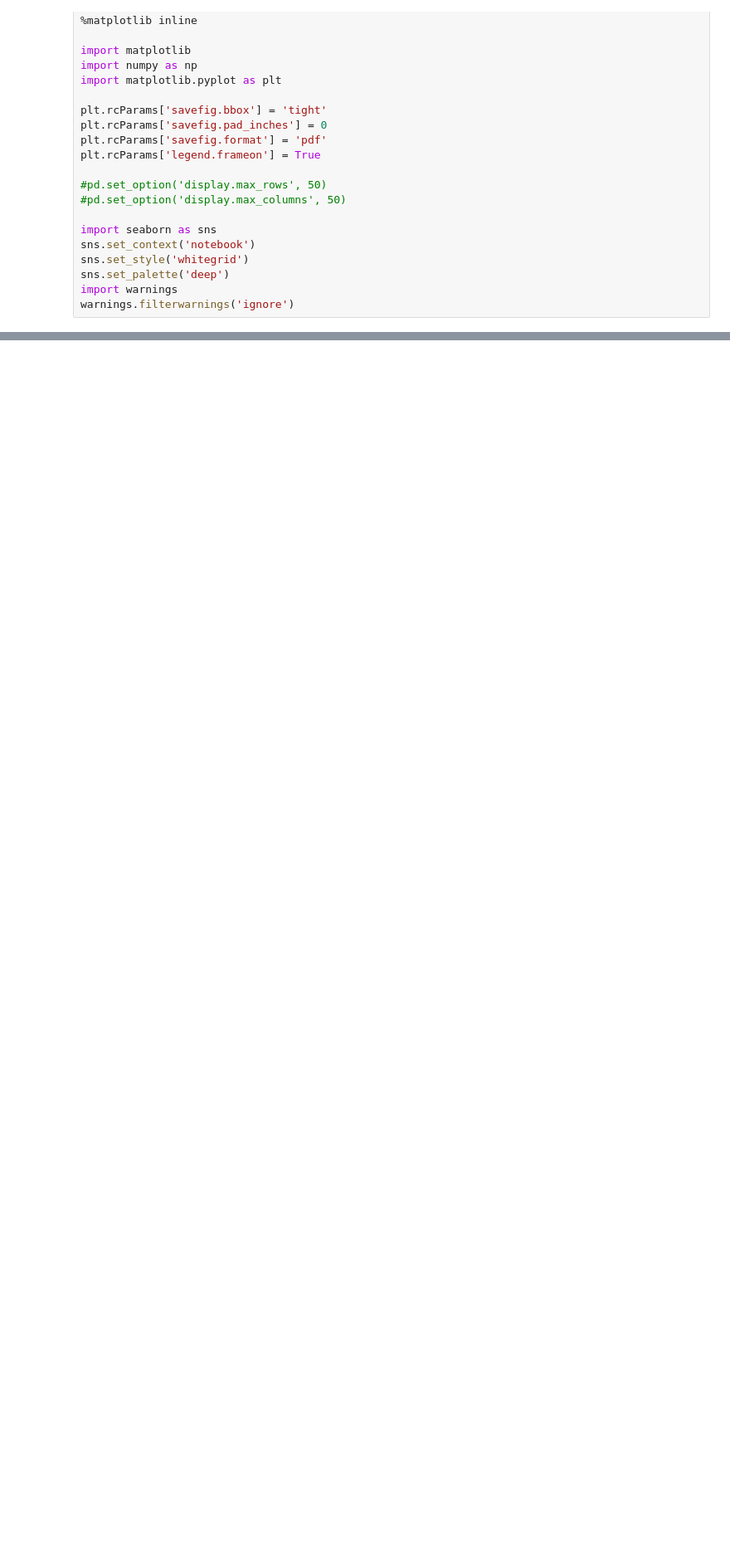
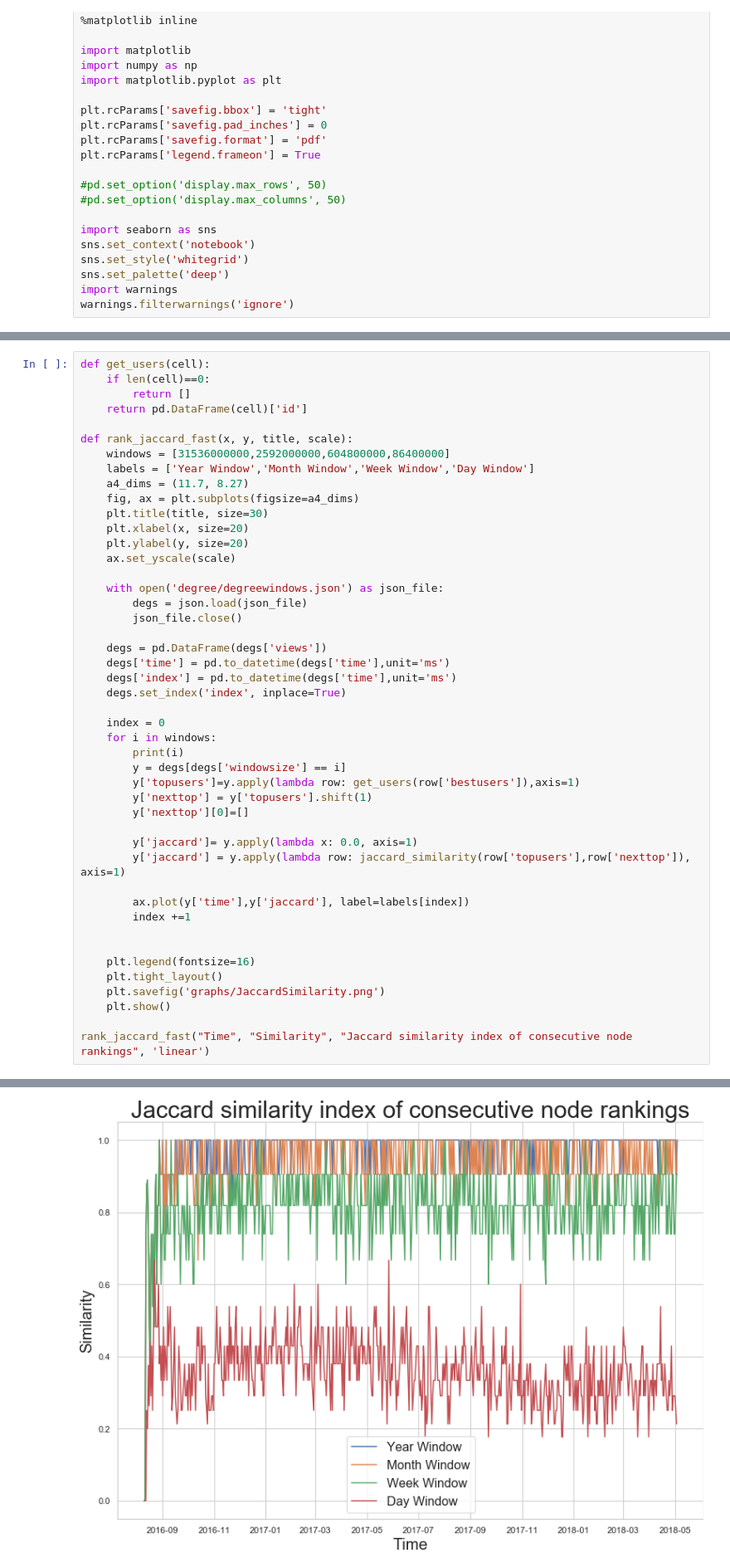
Before and after one commit to miratepuffin/Raphtory-Plots, a Jupyter notebook: Gab Plots.ipynb, the cells around one changed output, grey strips where cells are left out. Shown at 83% size. Cells and saved outputs as stored; diff of their text form; blank space fills up the shorter version.

```diff
--- a/Gab Plots.ipynb
+++ b/Gab Plots.ipynb
@@ -325,0 +326,47 @@ KeyboardInterrupt:
+# %%
+def get_users(cell):
+    if len(cell)==0:
+        return []
+    return pd.DataFrame(cell)['id']
+
+def rank_jaccard_fast(x, y, title, scale):
+    windows = [31536000000,2592000000,604800000,86400000]
+    labels = ['Year Window','Month Window','Week Window','Day Window']
+    a4_dims = (11.7, 8.27)
+    fig, ax = plt.subplots(figsize=a4_dims)
+    plt.title(title, size=30)
+    plt.xlabel(x, size=20)
+    plt.ylabel(y, size=20)
+    ax.set_yscale(scale)
+
+    with open('degree/degreewindows.json') as json_file:
+        degs = json.load(json_file)
+        json_file.close()
+
+    degs = pd.DataFrame(degs['views'])
+    degs['time'] = pd.to_datetime(degs['time'],unit='ms')
+    degs['index'] = pd.to_datetime(degs['time'],unit='ms')
+    degs.set_index('index', inplace=True)
+
+    index = 0
+    for i in windows:
+        print(i)
+        y = degs[degs['windowsize'] == i]
+        y['topusers']=y.apply(lambda row: get_users(row['bestusers']),axis=1)
+        y['nexttop'] = y['topusers'].shift(1)
+        y['nexttop'][0]=[]
+
+        y['jaccard']= y.apply(lambda x: 0.0, axis=1)
+        y['jaccard'] = y.apply(lambda row: jaccard_similarity(row['topusers'],row['nexttop']), axis=1)
+
+        ax.plot(y['time'],y['jaccard'], label=labels[index])
+        index +=1
+
+
+    plt.legend(fontsize=16)
+    plt.tight_layout()
+    plt.savefig('graphs/JaccardSimilarity.png')
+    plt.show()
+
+rank_jaccard_fast("Time", "Similarity", "Jaccard similarity index of consecutive node rankings", 'linear')
+# %% [output]
@@ -326,3 +377,4 @@ KeyboardInterrupt:
+[figure, added]
 # %%
 def fullPlot(toPlot,title,x,y,scale,start,end):
     windows = [31536000000,2592000000,604800000]
```
Also changed, not shown: parts of 3 cells of this notebook, 1 other file.
